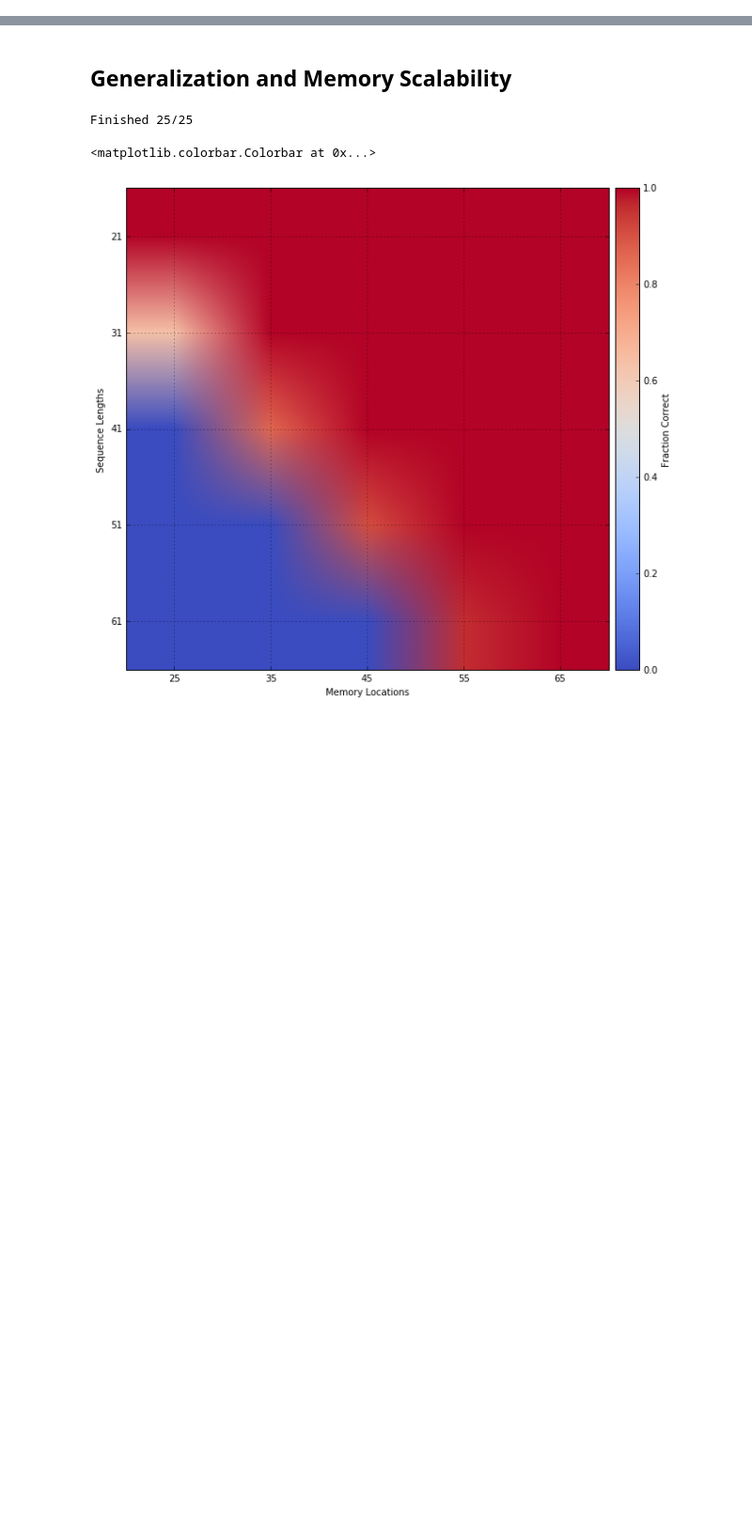
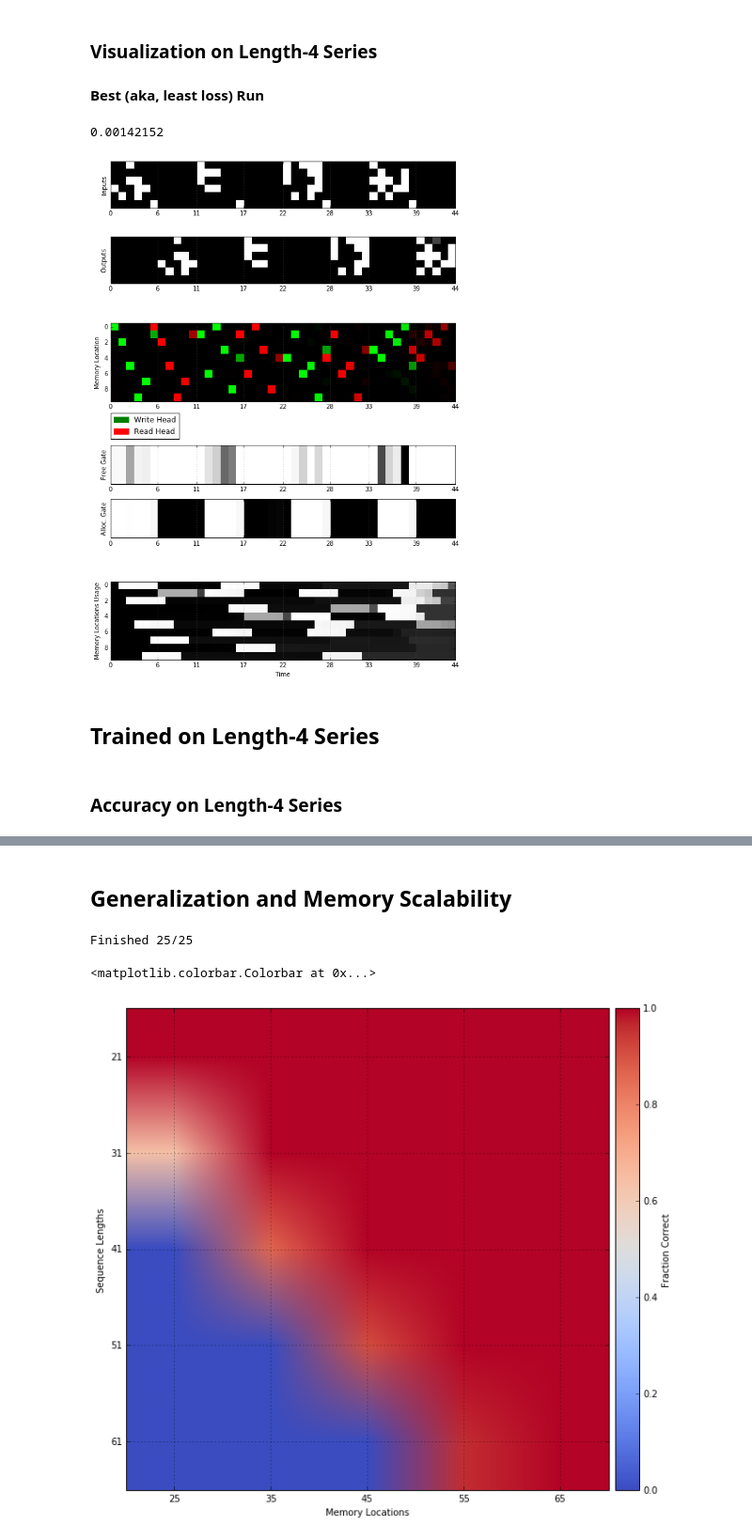
Before and after one commit to Mostafa-Samir/DNC-tensorflow, a Jupyter notebook: tasks/copy/visualization.ipynb, the cells around one changed output, grey strips where cells are left out. Shown at 94% size. Saved outputs shown, nothing was run; the diff lists cells and outputs as text; code cells hidden in the pictures; blank space fills up the shorter version.

Commit message:
updated dynamic memory visualizations

```diff
--- a/tasks/copy/visualization.ipynb
+++ b/tasks/copy/visualization.ipynb
@@ -171,0 +135,38 @@ usage_strip_ax.set_xlabel("Time")
+# %%
+losses = []
+matches = []
+inputs = []
+outputs = []
+views = []
+
+for i in range(1000):
+
+    in_sequences = []
+    out_sequences = []
+
+    for k in range(4):
+        input_data, target_output = generate_data(1, 5, 6)
+        in_sequences.append(input_data)
+        out_sequences.append(target_output)
+
+    one_big_input = np.concatenate(in_sequences, axis=1)
+    one_big_output = np.concatenate(out_sequences, axis=1)
+
+    l, o, v = session.run([
+        loss,
+        squashed_output,
+        memory_views
+    ], feed_dict={
+        ncomputer.input_data: one_big_input,
+        ncomputer.target_output: one_big_output,
+        ncomputer.sequence_length: 44
+    })
+
+    losses.append(l)
+    inputs.append(one_big_input)
+    outputs.append(o)
+    views.append(v)
+    matches.append(np.allclose(one_big_output, np.around(o)))
+
+print "Avg. Accuracy: %.4f" % (np.mean(matches))
+print "Avg. Loss: %.4f" % (np.mean(losses))
@@ -171,0 +176,15 @@ usage_strip_ax.set_xlabel("Time")
+# %% [markdown]
+### Visualization on Length-4 Series
+
+#### Best (aka, least loss) Run
+# %%
+best_indx = np.argmin(losses)
+print losses[best_indx]
+best_input, best_output, best_memview = inputs[best_indx], outputs[best_indx], views[best_indx]
+
+visualize_op(best_input, best_output, best_memview)
+# %% [output]
+0.00142152
+[figure, added]
+# %% [markdown]
+## Trained on Length-4 Series
@@ -171,0 +215,2 @@ usage_strip_ax.set_xlabel("Time")
+# %% [markdown]
+### Accuracy on Length-4 Series
```
Also changed, not shown: parts of 14 cells of this notebook.
